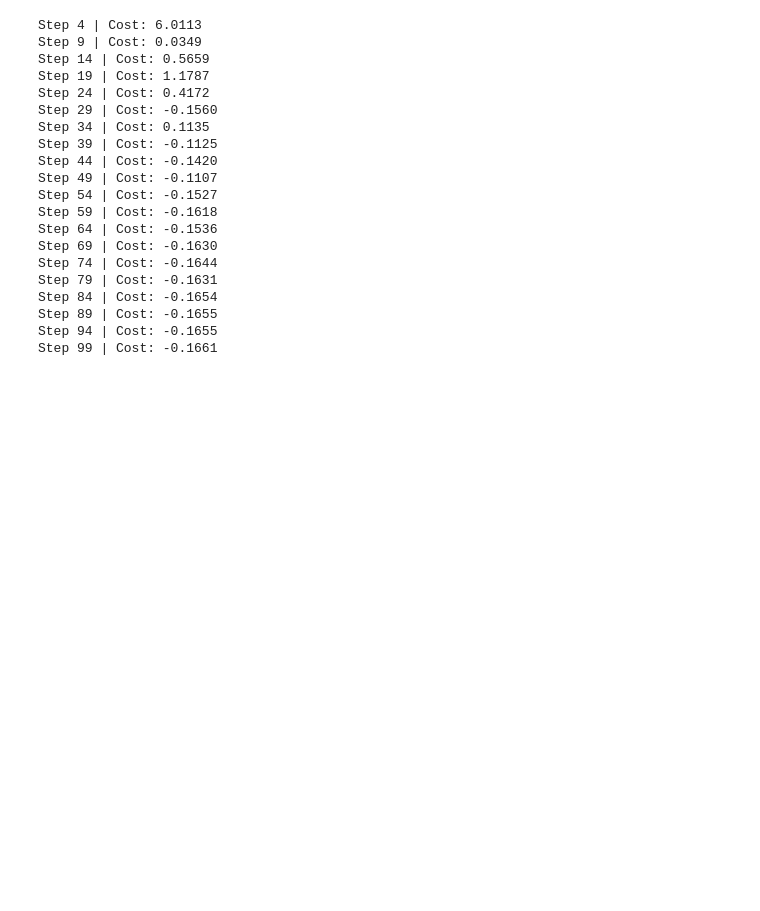
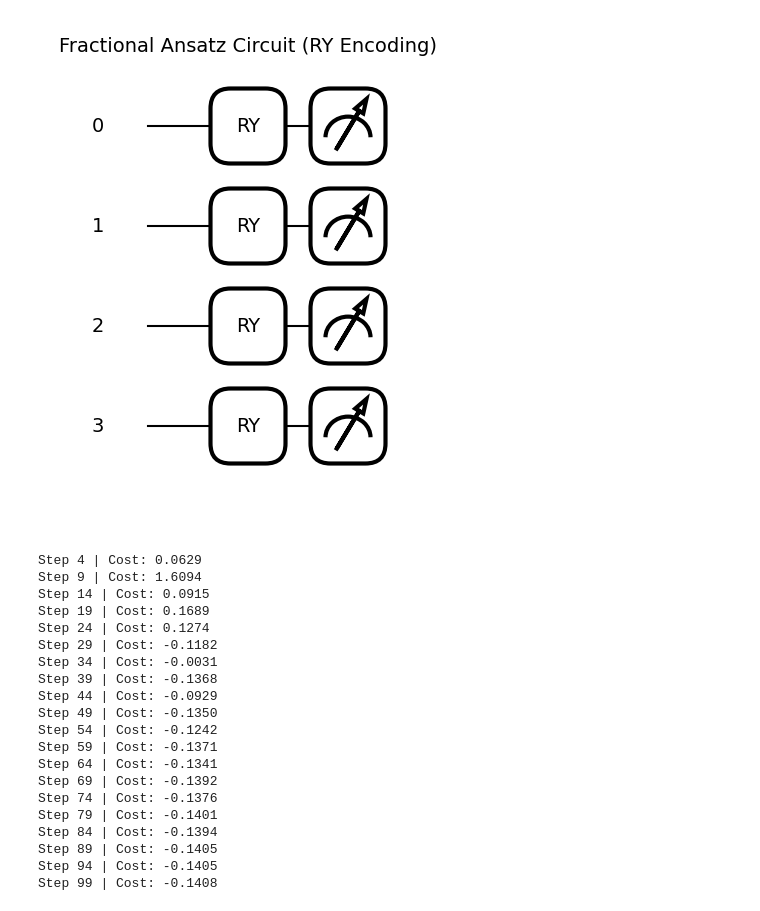
Before and after one commit to SidRichardsQuantum/VQE_Portfolio_Optimization, a Jupyter notebook: notebooks/VQE_Portfolio_Fractional.ipynb, the cells around one changed output. Saved outputs shown, nothing was run; the diff lists cells and outputs as text; code cells hidden in the pictures; blank space fills up the shorter version.

Commit message:
added ansatz drawing

```diff
--- a/notebooks/VQE_Portfolio_Fractional.ipynb
+++ b/notebooks/VQE_Portfolio_Fractional.ipynb
@@ -18,21 +19,31 @@ q = 0.5  # Risk aversion parameter
 # %%
 dev = qml.device("default.qubit", wires=n_assets)
 
 # Convert RY angles to weights (probability of measuring |1⟩)
 def weights_from_thetas(thetas):
     return np.sin(thetas / 2) ** 2
 
 @qml.qnode(dev)
 def circuit(thetas):
     for i in range(n_assets):
         qml.RY(thetas[i], wires=i)
     return [qml.expval(qml.PauliZ(i)) for i in range(n_assets)]
+
+# Sample theta values for visualization
+sample_thetas = np.linspace(0, np.pi, n_assets)
+
+# Draw circuit using draw_mpl
+fig, ax = draw_mpl(circuit)(sample_thetas)
+fig.suptitle("Fractional Ansatz Circuit (RY Encoding)", fontsize=14)
+plt.show()
+# %% [output]
+[figure, added]
 # %%
 def cost_fn(thetas):
     weights = weights_from_thetas(thetas)
     expected_return = np.dot(mu, weights)
     risk = np.dot(weights, np.dot(Sigma, weights))
-    penalty = 10 * (np.sum(weights) - 1.0) ** 2  # Encourage total weight = 1
+    penalty = 20 * (np.sum(weights) - 1.0) ** 2  # Encourage total weight = 1
     return -expected_return + q * risk + penalty
 
 thetas = np.random.uniform(0, np.pi, n_assets, requires_grad=True)
@@ -47,26 +58,26 @@ for i in range(steps):
     if i % 5 == 4:
         print(f"Step {i} | Cost: {current_cost:.4f}")
 # %% [output]
-Step 4 | Cost: 6.0113
-Step 9 | Cost: 0.0349
-Step 14 | Cost: 0.5659
-Step 19 | Cost: 1.1787
-Step 24 | Cost: 0.4172
-Step 29 | Cost: -0.1560
-Step 34 | Cost: 0.1135
-Step 39 | Cost: -0.1125
-Step 44 | Cost: -0.1420
-Step 49 | Cost: -0.1107
-Step 54 | Cost: -0.1527
-Step 59 | Cost: -0.1618
-Step 64 | Cost: -0.1536
-Step 69 | Cost: -0.1630
-Step 74 | Cost: -0.1644
-Step 79 | Cost: -0.1631
-Step 84 | Cost: -0.1654
-Step 89 | Cost: -0.1655
-Step 94 | Cost: -0.1655
-Step 99 | Cost: -0.1661
+Step 4 | Cost: 0.0629
+Step 9 | Cost: 1.6094
+Step 14 | Cost: 0.0915
+Step 19 | Cost: 0.1689
+Step 24 | Cost: 0.1274
+Step 29 | Cost: -0.1182
+Step 34 | Cost: -0.0031
+Step 39 | Cost: -0.1368
+Step 44 | Cost: -0.0929
+Step 49 | Cost: -0.1350
+Step 54 | Cost: -0.1242
+Step 59 | Cost: -0.1371
+Step 64 | Cost: -0.1341
+Step 69 | Cost: -0.1392
+Step 74 | Cost: -0.1376
+Step 79 | Cost: -0.1401
+Step 84 | Cost: -0.1394
+Step 89 | Cost: -0.1405
+Step 94 | Cost: -0.1405
+Step 99 | Cost: -0.1408
 # %%
 weights = weights_from_thetas(thetas)
 weights = weights / np.sum(weights)  # Normalize
```
Also changed, not shown: parts of 4 cells of this notebook.
